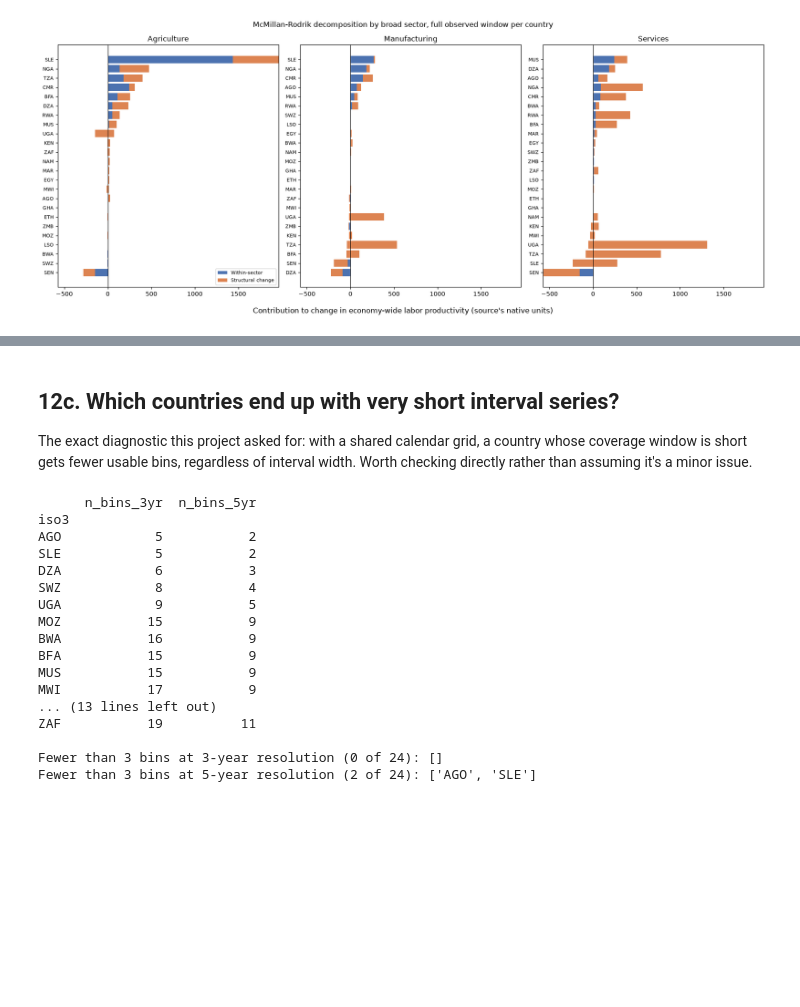
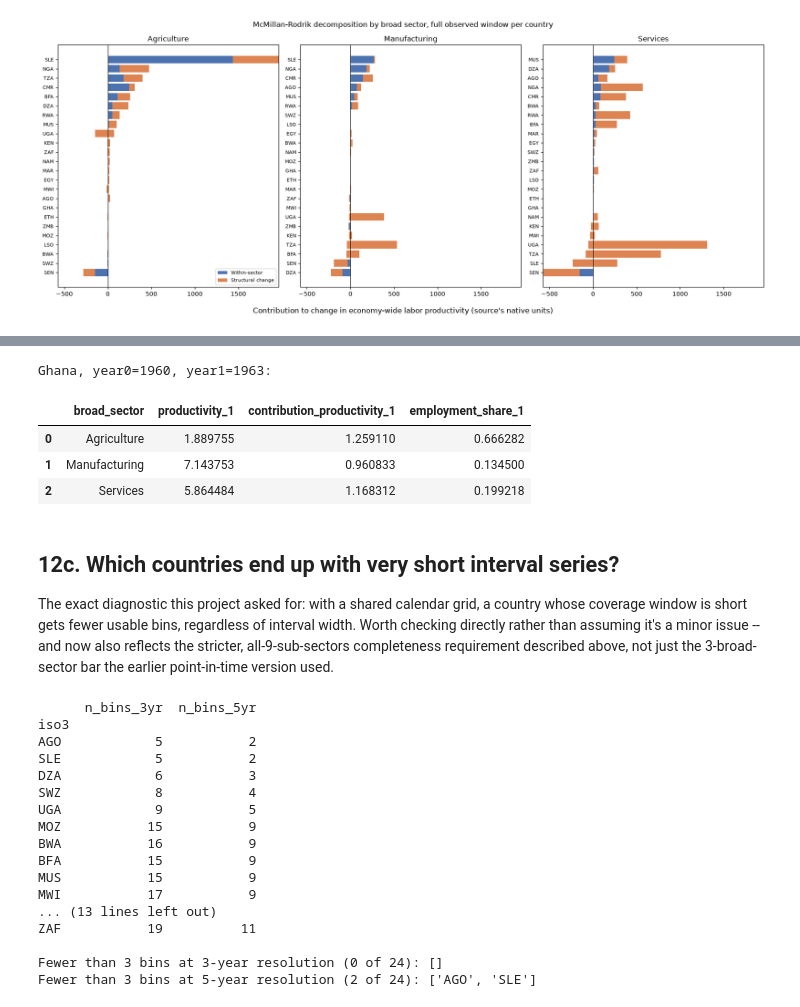
Before and after one commit to Wedaga/Trade-agreements-and-productivity, a Jupyter notebook: notebooks/03_clean_ggdc_productivity.ipynb, the cells around one changed output, grey strips where cells are left out. Drawn from its saved outputs; the diff is of its cells as text; code cells hidden in the pictures; blank space fills up the shorter version.

```diff
--- a/notebooks/03_clean_ggdc_productivity.ipynb
+++ b/notebooks/03_clean_ggdc_productivity.ipynb
@@ -728,0 +908,12 @@ for name, df in [("3-year", interval3), ("5-year", interval5)]:
+# %%
+check_sector_level = interval3_by_sector.groupby(["iso3", "year0", "year1"])["within_level"].sum()
+check_country_level = interval3.set_index(["iso3", "year0", "year1"])["within_level"]
+level_gap = (check_country_level - check_sector_level).abs()
+print(f"Level form (within_level): country vs. sum-of-3-sectors -- max |gap| = {level_gap.max():.2e} (expect ~0)")
+
+check_sector_rate = interval3_by_sector.groupby(["iso3", "year0", "year1"])["within"].sum()
+check_country_rate = interval3.set_index(["iso3", "year0", "year1"])["within"]
+rate_gap = (check_country_rate - check_sector_rate).abs()
+print(f"Growth-rate form (within): country vs. sum-of-3-sectors -- max |gap| = {rate_gap.max():.4f}, "
+      f"median |gap| = {rate_gap.median():.4f} (expected to be nonzero -- different normalizing "
+      f"denominators per sector, not a bug)")
@@ -729,9 +932,22 @@ for name, df in [("3-year", interval3), ("5-year", interval5)]:
+# %%
+demo_y0, demo_y1 = (int(v) for v in interval3.loc[interval3["iso3"] == "GHA", ["year0", "year1"]].iloc[0])
+demo_detail = mr_decompose_interval_detail(subsectors_out, result, "GHA", demo_y0, demo_y1)
+print(f"Ghana, year0={demo_y0}, year1={demo_y1}:")
+demo_detail[["broad_sector", "productivity_1", "contribution_productivity_1", "employment_share_1"]]
+# %% [output]
+Ghana, year0=1960, year1=1963:
+|  | broad_sector | productivity_1 | contribution_productivity_1 | employment_share_1 |
+| 0 | Agriculture | 1.889755 | 1.259110 | 0.666282 |
+| 1 | Manufacturing | 7.143753 | 0.960833 | 0.134500 |
+| 2 | Services | 5.864484 | 1.168312 | 0.199218 |
 # %% [markdown]
 ## 12c. Which countries end up with very short interval series?
 
 The exact diagnostic this project asked for: with a shared calendar grid, a country
 whose coverage window is short gets fewer usable bins, regardless of interval width.
-Worth checking directly rather than assuming it's a minor issue.
+Worth checking directly rather than assuming it's a minor issue -- and now also
+reflects the stricter, all-9-sub-sectors completeness requirement described above,
+not just the 3-broad-sector bar the earlier point-in-time version used.
 # %%
 bins3 = interval3.groupby("iso3").size().rename("n_bins_3yr")
 bins5 = interval5.groupby("iso3").size().rename("n_bins_5yr")
```
Also changed, not shown: parts of 10 cells of this notebook, 15 other files.
